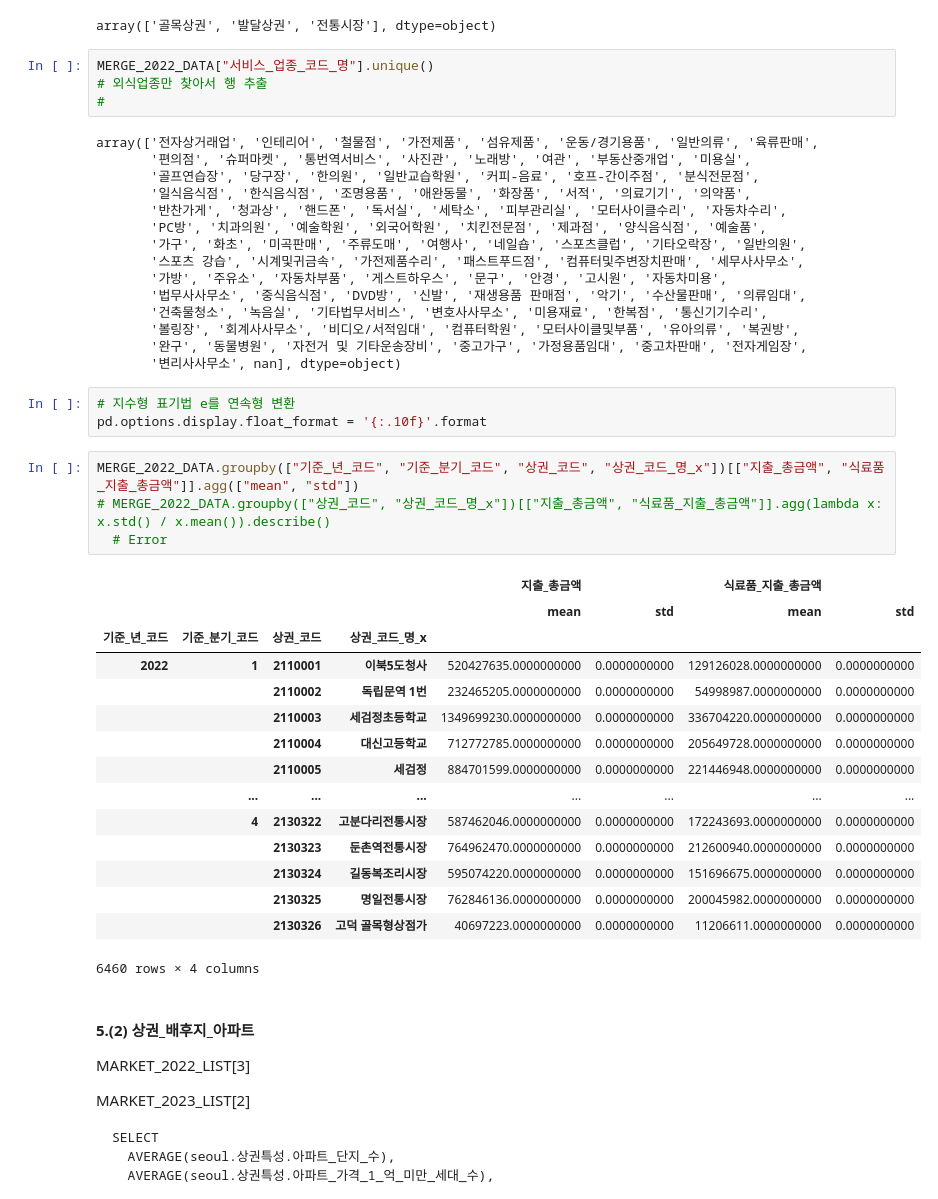
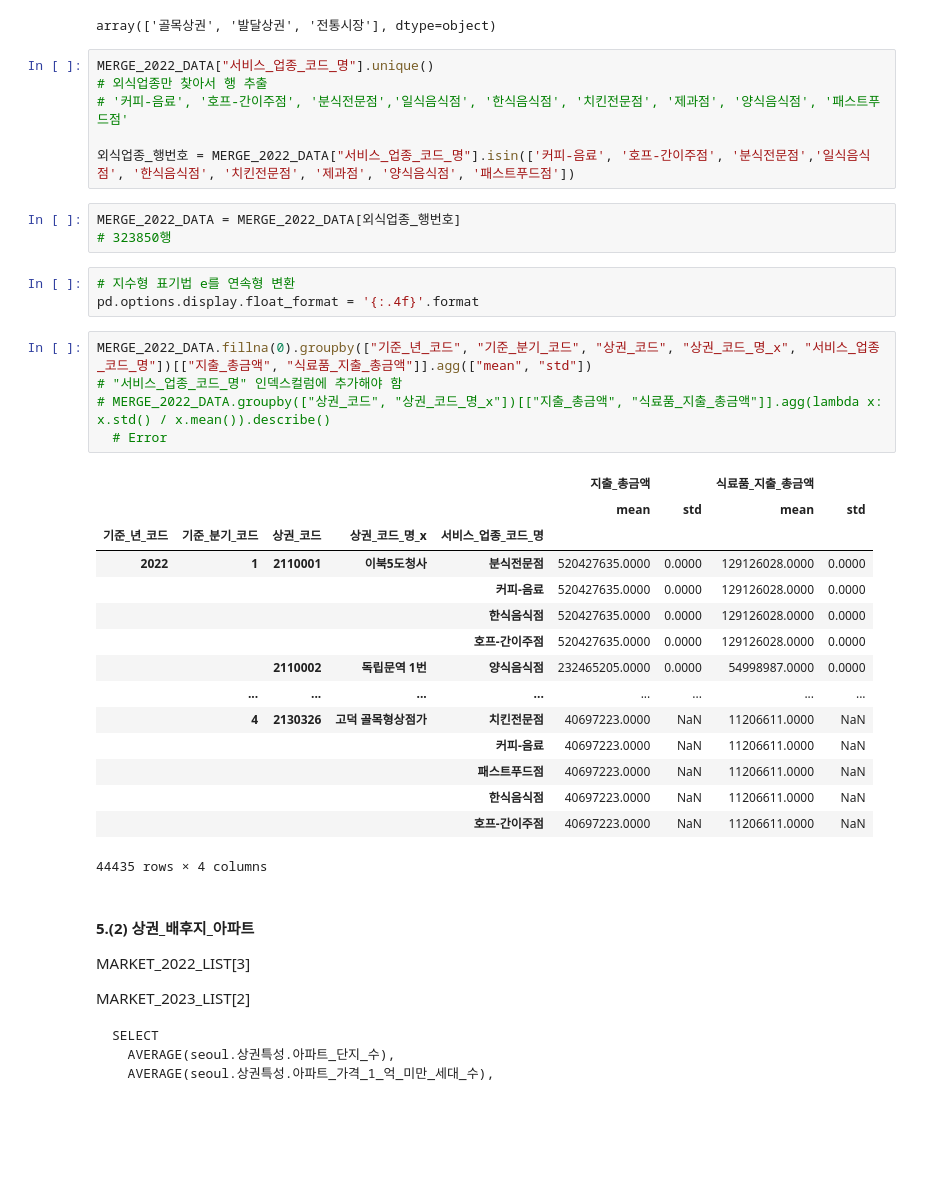
Before and after one commit to Gayeon6423/2023BigContest, a Jupyter notebook: [SALES_FIELD]_GRADE_TRANSFORMATION.ipynb, the cells around one changed output. Drawn from its saved outputs; the diff is of its cells as text; blank space fills up the shorter version.

```diff
--- a/[SALES_FIELD]_GRADE_TRANSFORMATION.ipynb
+++ b/[SALES_FIELD]_GRADE_TRANSFORMATION.ipynb
@@ -253,48 +253,39 @@ memory usage: 1.5+ GB
 MERGE_2022_DATA["상권_구분_코드_명"].unique()
 # %% [output]
 array(['골목상권', '발달상권', '전통시장'], dtype=object)
-# %%
-MERGE_2022_DATA["서비스_업종_코드_명"].unique()
-# 외식업종만 찾아서 행 추출
-#
-# %% [output]
-array(['전자상거래업', '인테리어', '철물점', '가전제품', '섬유제품', '운동/경기용품', '일반의류', '육류판매',
-       '편의점', '슈퍼마켓', '통번역서비스', '사진관', '노래방', '여관', '부동산중개업', '미용실',
-       '골프연습장', '당구장', '한의원', '일반교습학원', '커피-음료', '호프-간이주점', '분식전문점',
-       '일식음식점', '한식음식점', '조명용품', '애완동물', '화장품', '서적', '의료기기', '의약품',
-       '반찬가게', '청과상', '핸드폰', '독서실', '세탁소', '피부관리실', '모터사이클수리', '자동차수리',
-       'PC방', '치과의원', '예술학원', '외국어학원', '치킨전문점', '제과점', '양식음식점', '예술품',
-       '가구', '화초', '미곡판매', '주류도매', '여행사', '네일숍', '스포츠클럽', '기타오락장', '일반의원',
-       '스포츠 강습', '시계및귀금속', '가전제품수리', '패스트푸드점', '컴퓨터및주변장치판매', '세무사사무소',
-       '가방', '주유소', '자동차부품', '게스트하우스', '문구', '안경', '고시원', '자동차미용',
-       '법무사사무소', '중식음식점', 'DVD방', '신발', '재생용품 판매점', '악기', '수산물판매', '의류임대',
-       '건축물청소', '녹음실', '기타법무서비스', '변호사사무소', '미용재료', '한복점', '통신기기수리',
-       '볼링장', '회계사사무소', '비디오/서적임대', '컴퓨터학원', '모터사이클및부품', '유아의류', '복권방',
-       '완구', '동물병원', '자전거 및 기타운송장비', '중고가구', '가정용품임대', '중고차판매', '전자게임장',
-       '변리사사무소', nan], dtype=object)
+# %%
+MERGE_2022_DATA["서비스_업종_코드_명"].unique()
+# 외식업종만 찾아서 행 추출
+# '커피-음료', '호프-간이주점', '분식전문점','일식음식점', '한식음식점', '치킨전문점', '제과점', '양식음식점', '패스트푸드점'
+
+외식업종_행번호 = MERGE_2022_DATA["서비스_업종_코드_명"].isin(['커피-음료', '호프-간이주점', '분식전문점','일식음식점', '한식음식점', '치킨전문점', '제과점', '양식음식점', '패스트푸드점'])
+# %%
+MERGE_2022_DATA = MERGE_2022_DATA[외식업종_행번호]
+# 323850행
 # %%
 # 지수형 표기법 e를 연속형 변환
-pd.options.display.float_format = '{:.10f}'.format
+pd.options.display.float_format = '{:.4f}'.format
 # %%
-MERGE_2022_DATA.groupby(["기준_년_코드", "기준_분기_코드", "상권_코드", "상권_코드_명_x"])[["지출_총금액", "식료품_지출_총금액"]].agg(["mean", "std"])
+MERGE_2022_DATA.fillna(0).groupby(["기준_년_코드", "기준_분기_코드", "상권_코드", "상권_코드_명_x", "서비스_업종_코드_명"])[["지출_총금액", "식료품_지출_총금액"]].agg(["mean", "std"])
+# "서비스_업종_코드_명" 인덱스컬럼에 추가해야 함
 # MERGE_2022_DATA.groupby(["상권_코드", "상권_코드_명_x"])[["지출_총금액", "식료품_지출_총금액"]].agg(lambda x: x.std() / x.mean()).describe()
   # Error
 # %% [output]
-|  |  |  |  | 지출_총금액 |  | 식료품_지출_총금액 |  |
-|  |  |  |  | mean | std | mean | std |
-| 기준_년_코드 | 기준_분기_코드 | 상권_코드 | 상권_코드_명_x |  |  |  |  |
-| 2022 | 1 | 2110001 | 이북5도청사 | 520427635.0000000000 | 0.0000000000 | 129126028.0000000000 | 0.0000000000 |
-|  |  | 2110002 | 독립문역 1번 | 232465205.0000000000 | 0.0000000000 | 54998987.0000000000 | 0.0000000000 |
-|  |  | 2110003 | 세검정초등학교 | 1349699230.0000000000 | 0.0000000000 | 336704220.0000000000 | 0.0000000000 |
-|  |  | 2110004 | 대신고등학교 | 712772785.0000000000 | 0.0000000000 | 205649728.0000000000 | 0.0000000000 |
-|  |  | 2110005 | 세검정 | 884701599.0000000000 | 0.0000000000 | 221446948.0000000000 | 0.0000000000 |
-|  | ... | ... | ... | ... | ... | ... | ... |
-|  | 4 | 2130322 | 고분다리전통시장 | 587462046.0000000000 | 0.0000000000 | 172243693.0000000000 | 0.0000000000 |
-|  |  | 2130323 | 둔촌역전통시장 | 764962470.0000000000 | 0.0000000000 | 212600940.0000000000 | 0.0000000000 |
-|  |  | 2130324 | 길동복조리시장 | 595074220.0000000000 | 0.0000000000 | 151696675.0000000000 | 0.0000000000 |
-|  |  | 2130325 | 명일전통시장 | 762846136.0000000000 | 0.0000000000 | 200045982.0000000000 | 0.0000000000 |
-|  |  | 2130326 | 고덕 골목형상점가 | 40697223.0000000000 | 0.0000000000 | 11206611.0000000000 | 0.0000000000 |
+|  |  |  |  |  | 지출_총금액 |  | 식료품_지출_총금액 |  |
+|  |  |  |  |  | mean | std | mean | std |
+| 기준_년_코드 | 기준_분기_코드 | 상권_코드 | 상권_코드_명_x | 서비스_업종_코드_명 |  |  |  |  |
+| 2022 | 1 | 2110001 | 이북5도청사 | 분식전문점 | 520427635.0000 | 0.0000 | 129126028.0000 | 0.0000 |
+|  |  |  |  | 커피-음료 | 520427635.0000 | 0.0000 | 129126028.0000 | 0.0000 |
+|  |  |  |  | 한식음식점 | 520427635.0000 | 0.0000 | 129126028.0000 | 0.0000 |
+|  |  |  |  | 호프-간이주점 | 520427635.0000 | 0.0000 | 129126028.0000 | 0.0000 |
+|  |  | 2110002 | 독립문역 1번 | 양식음식점 | 232465205.0000 | 0.0000 | 54998987.0000 | 0.0000 |
+|  | ... | ... | ... | ... | ... | ... | ... | ... |
+|  | 4 | 2130326 | 고덕 골목형상점가 | 치킨전문점 | 40697223.0000 | NaN | 11206611.0000 | NaN |
+|  |  |  |  | 커피-음료 | 40697223.0000 | NaN | 11206611.0000 | NaN |
+|  |  |  |  | 패스트푸드점 | 40697223.0000 | NaN | 11206611.0000 | NaN |
+|  |  |  |  | 한식음식점 | 40697223.0000 | NaN | 11206611.0000 | NaN |
+|  |  |  |  | 호프-간이주점 | 40697223.0000 | NaN | 11206611.0000 | NaN |
-6460 rows × 4 columns
+44435 rows × 4 columns
 # %% [markdown]
 #### 5.(2) 상권_배후지_아파트
 
```
